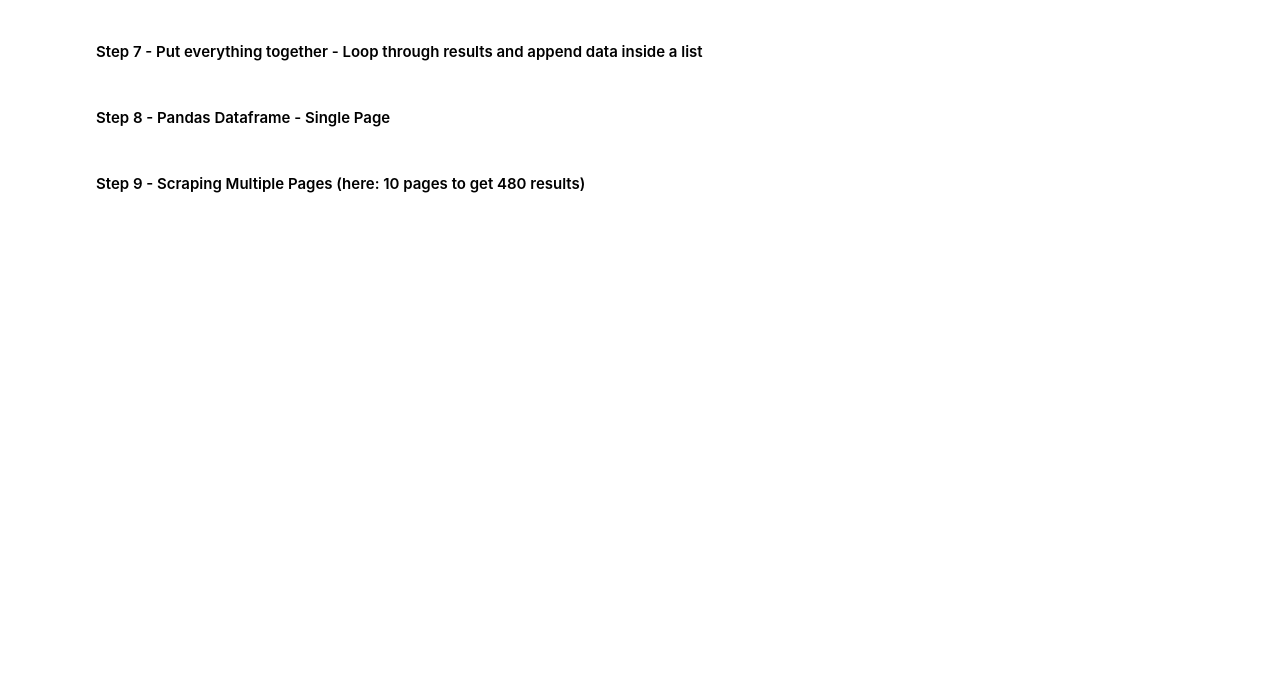
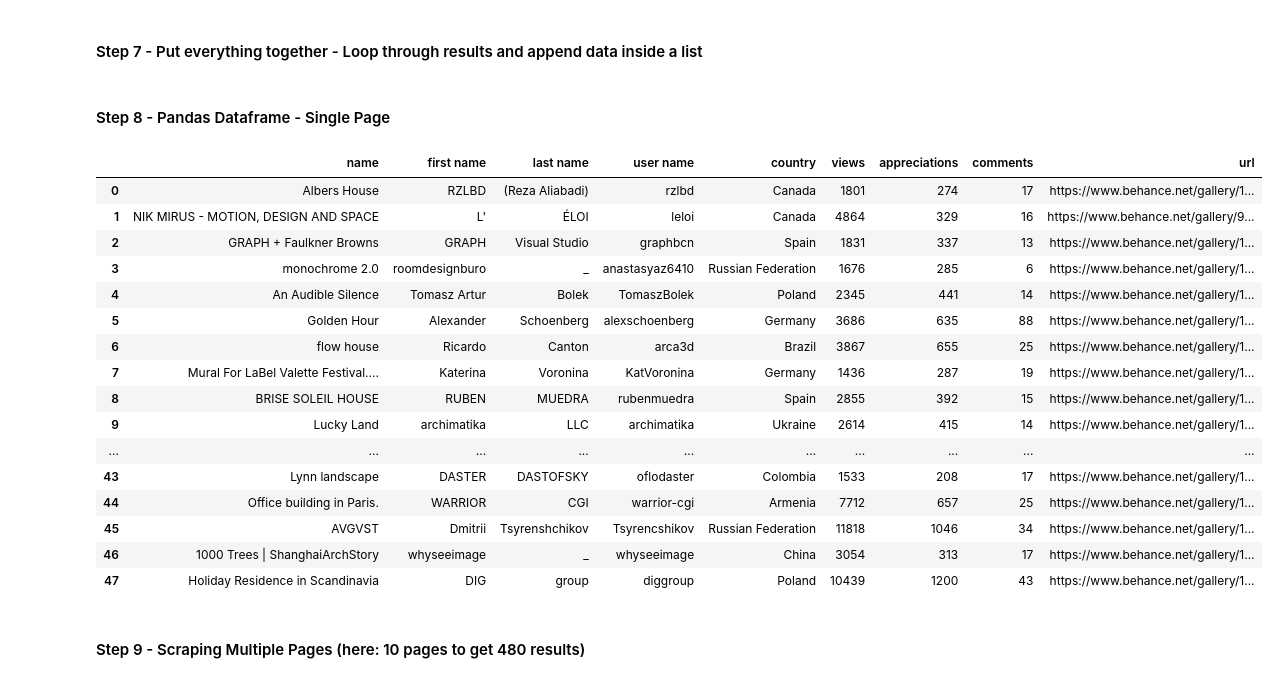
Before and after one commit to romulovieira777/Web_Scraping_APIs_for_Data_Science_2021_PostgreSQL_Excel, a Jupyter notebook: Section_04_Project_03_Infinite_Scroll_Website_Intermediate_Level/Python Code/Bonus_Level_Intermediate_Infinite_Scroll_Final_Template.ipynb, the cells around one changed output. Cells and saved outputs as stored; diff of their text form; code cells hidden in the pictures; blank space fills up the shorter version.

```diff
--- a/Section_04_Project_03_Infinite_Scroll_Website_Intermediate_Level/Python Code/Bonus_Level_Intermediate_Infinite_Scroll_Final_Template.ipynb
+++ b/Section_04_Project_03_Infinite_Scroll_Website_Intermediate_Level/Python Code/Bonus_Level_Intermediate_Infinite_Scroll_Final_Template.ipynb
@@ -83,6 +137,68 @@ results_json['search']
 # %% [markdown]
 #### Step 7 - Put everything together - Loop through results and append data inside a list
+# %%
+name = []
+first_name = []
+last_name = []
+user_name = []
+country = []
+views = []
+appreciations = []
+comments = []
+url = []
+
+for result in result_items:
+
+    # name
+    name.append(result['name'])
+
+    # first name
+    first_name.append(result['owners'][0]['first_name'])
+
+    # last name
+    last_name.append(result['owners'][0]['last_name'])
+
+    # user name
+    user_name.append(result['owners'][0]['username'])
+
+    # country
+    country.append(result['owners'][0]['country'])
+
+    # views
+    views.append(result['stats']['views'])
+
+    # appreciations
+    appreciations.append(result['stats']['appreciations'])
+
+    # comments
+    comments.append(result['stats']['comments'])
+
+    # url
+    url.append(result['url'])
 # %% [markdown]
 #### Step 8 - Pandas Dataframe - Single Page
+# %%
+df = pd.DataFrame({'name': name, 'first name': first_name, 'last name': last_name, 'user name': user_name,
+                   'country': country, 'views': views, 'appreciations': appreciations, 'comments': comments, 'url': url})
+# %%
+df
+# %% [output]
+|  | name | first name | last name | user name | country | views | appreciations | comments | url |
+| 0 | Albers House | RZLBD | (Reza Aliabadi) | rzlbd | Canada | 1801 | 274 | 17 | https://www.behance.net/gallery/1... |
+| 1 | NIK MIRUS - MOTION, DESIGN AND SPACE | L' | ÉLOI | leloi | Canada | 4864 | 329 | 16 | https://www.behance.net/gallery/9... |
+| 2 | GRAPH + Faulkner Browns | GRAPH | Visual Studio | graphbcn | Spain | 1831 | 337 | 13 | https://www.behance.net/gallery/1... |
+| 3 | monochrome 2.0 | roomdesignburo | _ | anastasyaz6410 | Russian Federation | 1676 | 285 | 6 | https://www.behance.net/gallery/1... |
+| 4 | An Audible Silence | Tomasz Artur | Bolek | TomaszBolek | Poland | 2345 | 441 | 14 | https://www.behance.net/gallery/1... |
+| 5 | Golden Hour | Alexander | Schoenberg | alexschoenberg | Germany | 3686 | 635 | 88 | https://www.behance.net/gallery/1... |
+| 6 | flow house | Ricardo | Canton | arca3d | Brazil | 3867 | 655 | 25 | https://www.behance.net/gallery/1... |
+| 7 | Mural For LaBel Valette Festival.... | Katerina | Voronina | KatVoronina | Germany | 1436 | 287 | 19 | https://www.behance.net/gallery/1... |
+| 8 | BRISE SOLEIL HOUSE | RUBEN | MUEDRA | rubenmuedra | Spain | 2855 | 392 | 15 | https://www.behance.net/gallery/1... |
+| 9 | Lucky Land | archimatika | LLC | archimatika | Ukraine | 2614 | 415 | 14 | https://www.behance.net/gallery/1... |
+| ... | ... | ... | ... | ... | ... | ... | ... | ... | ... |
+| 43 | Lynn landscape | DASTER | DASTOFSKY | oflodaster | Colombia | 1533 | 208 | 17 | https://www.behance.net/gallery/1... |
+| 44 | Office building in Paris. | WARRIOR | CGI | warrior-cgi | Armenia | 7712 | 657 | 25 | https://www.behance.net/gallery/1... |
+| 45 | AVGVST | Dmitrii | Tsyrenshchikov | Tsyrencshikov | Russian Federation | 11818 | 1046 | 34 | https://www.behance.net/gallery/1... |
+| 46 | 1000 Trees | ShanghaiArchStory | whyseeimage | _ | whyseeimage | China | 3054 | 313 | 17 | https://www.behance.net/gallery/1... |
+| 47 | Holiday Residence in Scandinavia | DIG | group | diggroup | Poland | 10439 | 1200 | 43 | https://www.behance.net/gallery/1... |
 # %% [markdown]
 #### Step 9 - Scraping Multiple Pages (here: 10 pages to get 480 results)
```
Also changed, not shown: parts of 18 cells of this notebook, 1 other file.
